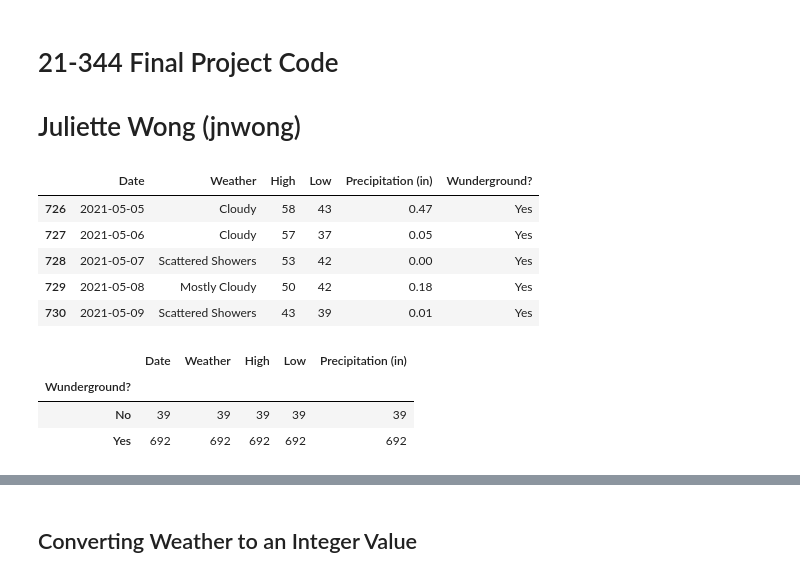
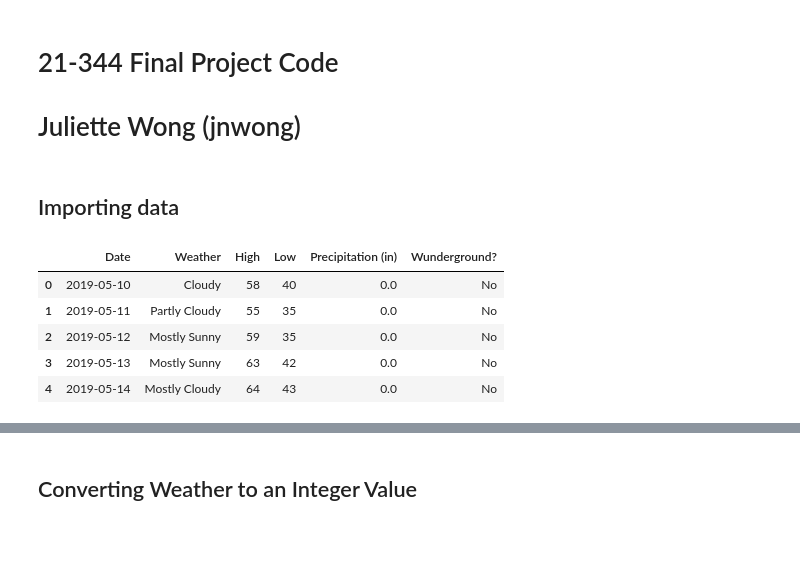
Before and after one commit to jujuwong21/21344-Final-Project, a Jupyter notebook: 21-344 Final Project Code.ipynb, the cells around one changed output, grey strips where cells are left out. Saved outputs shown, nothing was run; the diff lists cells and outputs as text; code cells hidden in the pictures; blank space fills up the shorter version.

```diff
--- a/21-344 Final Project Code.ipynb
+++ b/21-344 Final Project Code.ipynb
@@ -8,17 +10,12 @@ import math
+# %% [markdown]
+## Importing data
 # %%
 df = pd.read_excel("Weather_PGH.xlsx")
-df.tail()
+df.head() # to see what the dataset looks like
 # %% [output]
 |  | Date | Weather | High | Low | Precipitation (in) | Wunderground? |
-| 726 | 2021-05-05 | Cloudy | 58 | 43 | 0.47 | Yes |
-| 727 | 2021-05-06 | Cloudy | 57 | 37 | 0.05 | Yes |
-| 728 | 2021-05-07 | Scattered Showers | 53 | 42 | 0.00 | Yes |
-| 729 | 2021-05-08 | Mostly Cloudy | 50 | 42 | 0.18 | Yes |
-| 730 | 2021-05-09 | Scattered Showers | 43 | 39 | 0.01 | Yes |
+| 0 | 2019-05-10 | Cloudy | 58 | 40 | 0.0 | No |
+| 1 | 2019-05-11 | Partly Cloudy | 55 | 35 | 0.0 | No |
+| 2 | 2019-05-12 | Mostly Sunny | 59 | 35 | 0.0 | No |
+| 3 | 2019-05-13 | Mostly Sunny | 63 | 42 | 0.0 | No |
+| 4 | 2019-05-14 | Mostly Cloudy | 64 | 43 | 0.0 | No |
-# %%
-df.groupby("Wunderground?").count()
-# %% [output]
-|  | Date | Weather | High | Low | Precipitation (in) |
-| Wunderground? |  |  |  |  |  |
-| No | 39 | 39 | 39 | 39 | 39 |
-| Yes | 692 | 692 | 692 | 692 | 692 |
```
Also changed, not shown: parts of 36 cells of this notebook, 1 other file.
